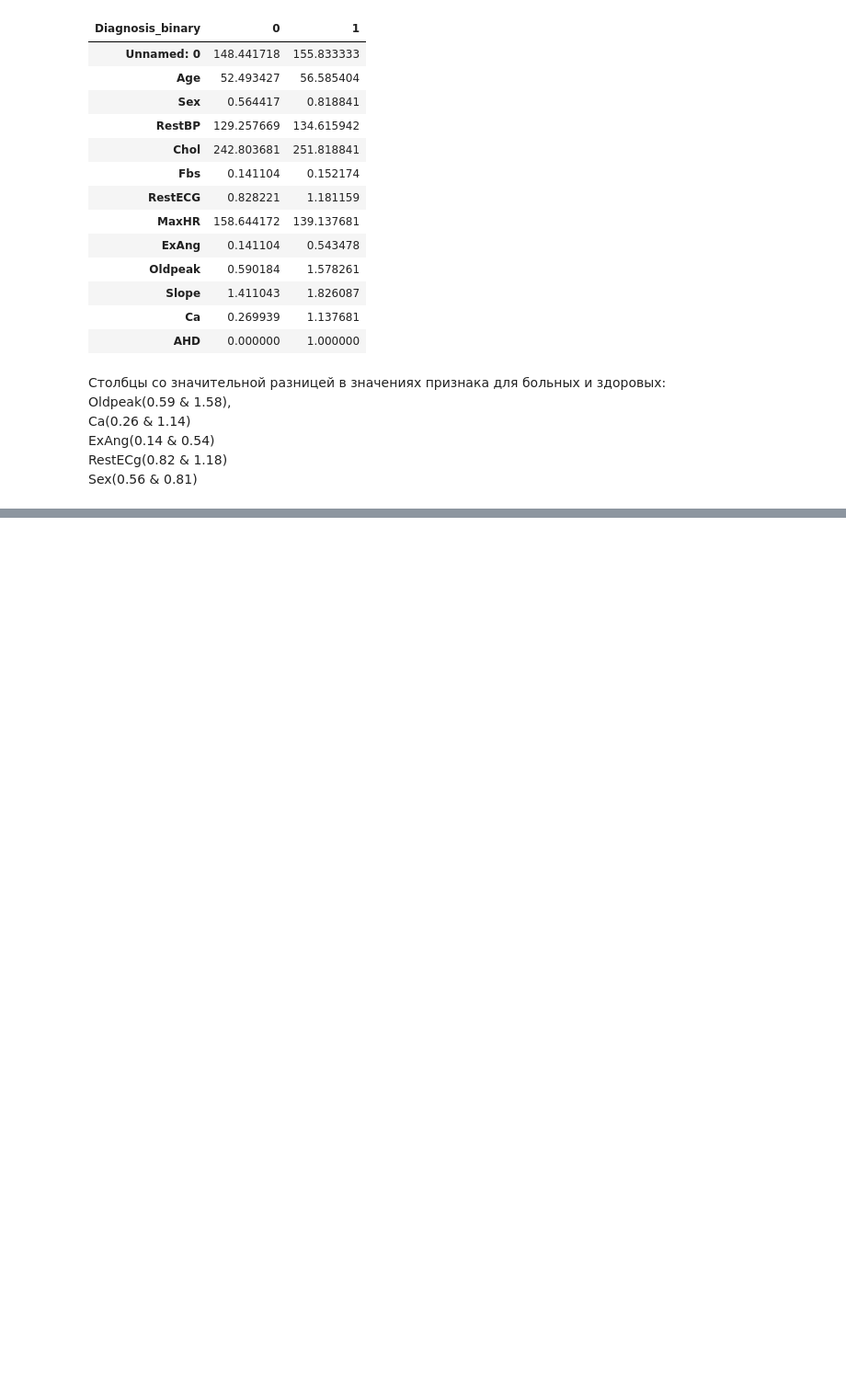
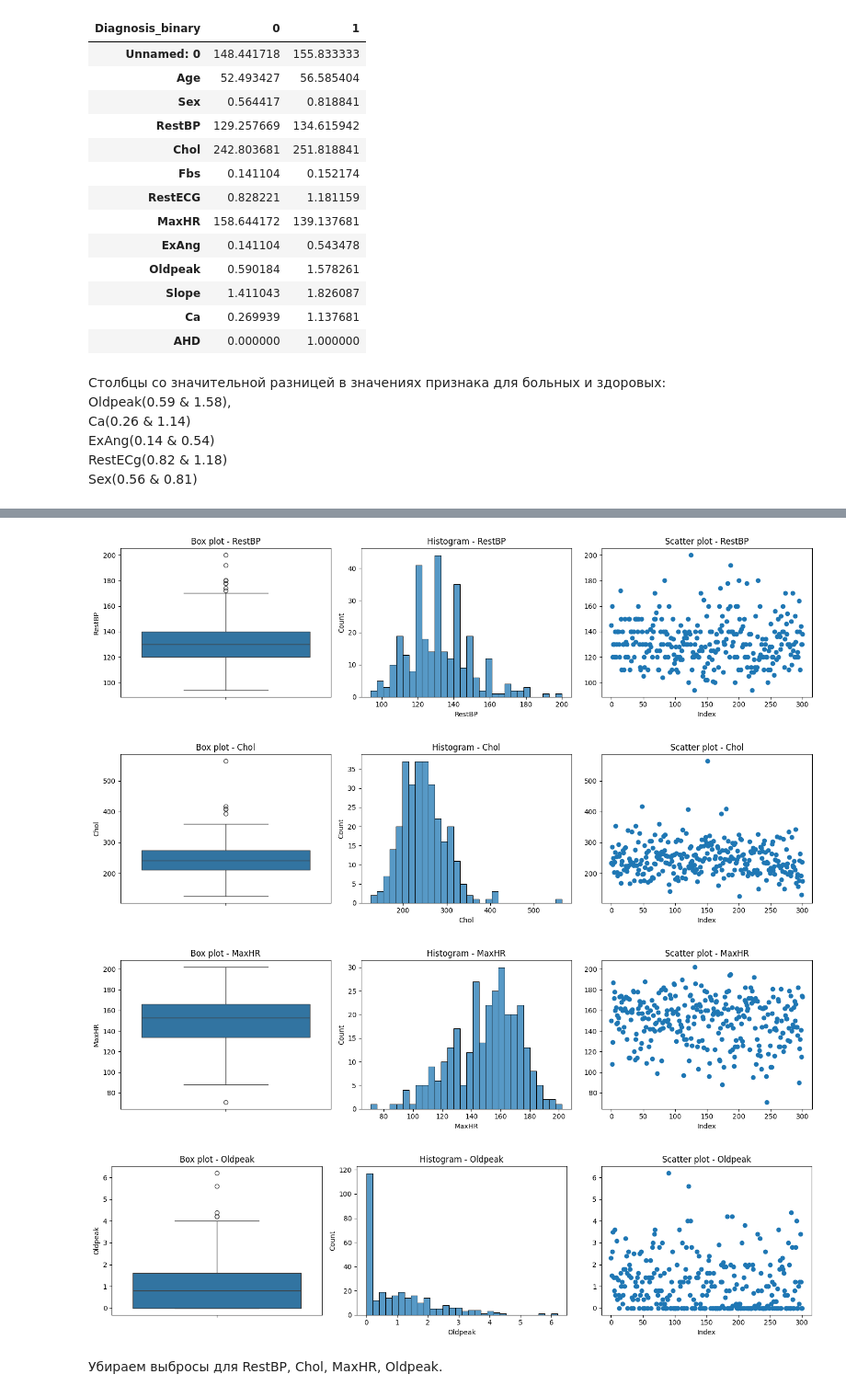
Before and after one commit to KATTSS/ml_course_bsu, a Jupyter notebook: hw02_eda/hw02_eda.ipynb, the cells around one changed output, grey strips where cells are left out. Shown at 92% size. Saved outputs shown, nothing was run; the diff lists cells and outputs as text; code cells hidden in the pictures; blank space fills up the shorter version.

```diff
--- a/hw02_eda/hw02_eda.ipynb
+++ b/hw02_eda/hw02_eda.ipynb
@@ -598,0 +668,31 @@ Sex(0.56 & 0.81)
+# %%
+def plot_outliers(df, column):
+    """Визуализирует распределение и выбросы"""
+    fig, axes = plt.subplots(1, 3, figsize=(15, 4))
+
+    # Box plot
+    sns.boxplot(y=df[column], ax=axes[0])
+    axes[0].set_title(f'Box plot - {column}')
+
+    # Histogram
+    sns.histplot(df[column], bins=30, ax=axes[1])
+    axes[1].set_title(f'Histogram - {column}')
+
+    # Scatter plot with index
+    axes[2].scatter(range(len(df)), df[column])
+    axes[2].set_title(f'Scatter plot - {column}')
+    axes[2].set_xlabel('Index')
+
+    plt.tight_layout()
+    plt.show()
+# %%
+columns_to_remove_outliers = df[['RestBP', 'Chol', 'MaxHR', 'Oldpeak']]
+for col in columns_to_remove_outliers:
+    plot_outliers(df, col)
+# %% [output]
+[figure, added]
+[figure, added]
+[figure, added]
+[figure, added]
+# %% [markdown]
+Убираем выбросы для RestBP, Chol, MaxHR, Oldpeak.
```
Also changed, not shown: parts of 35 cells of this notebook.
